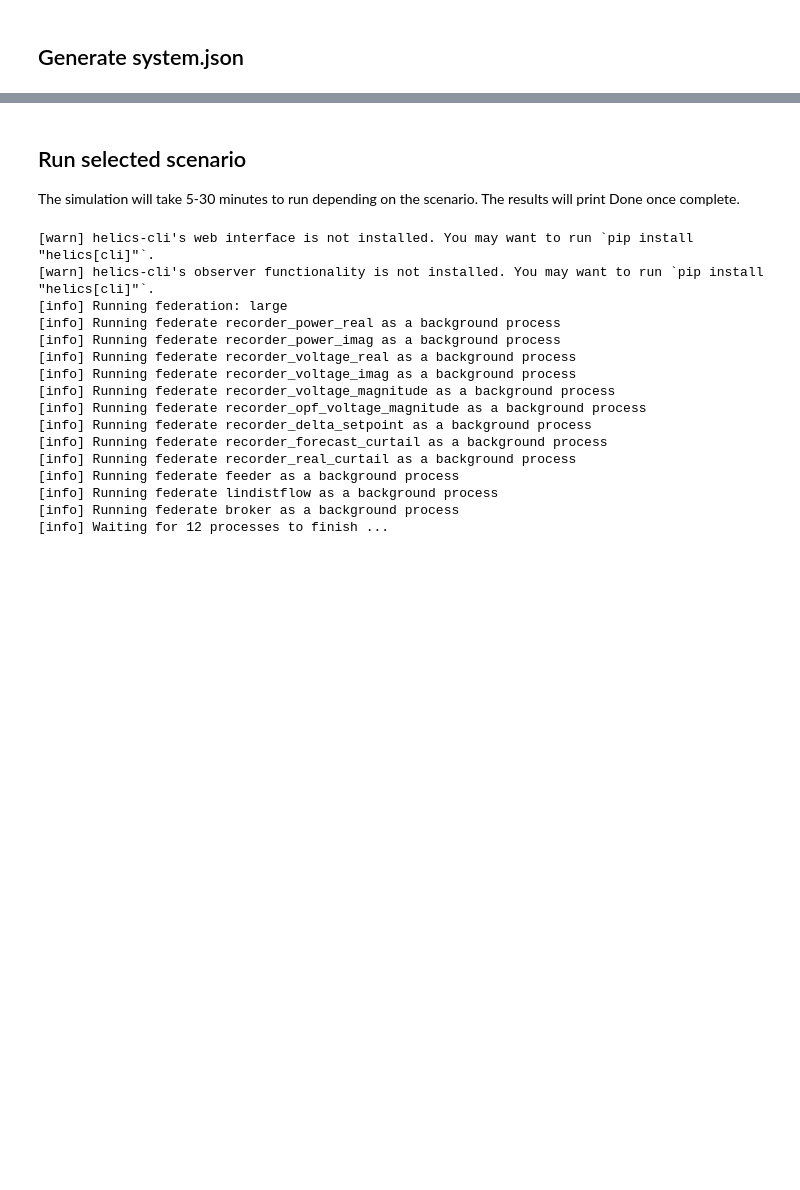
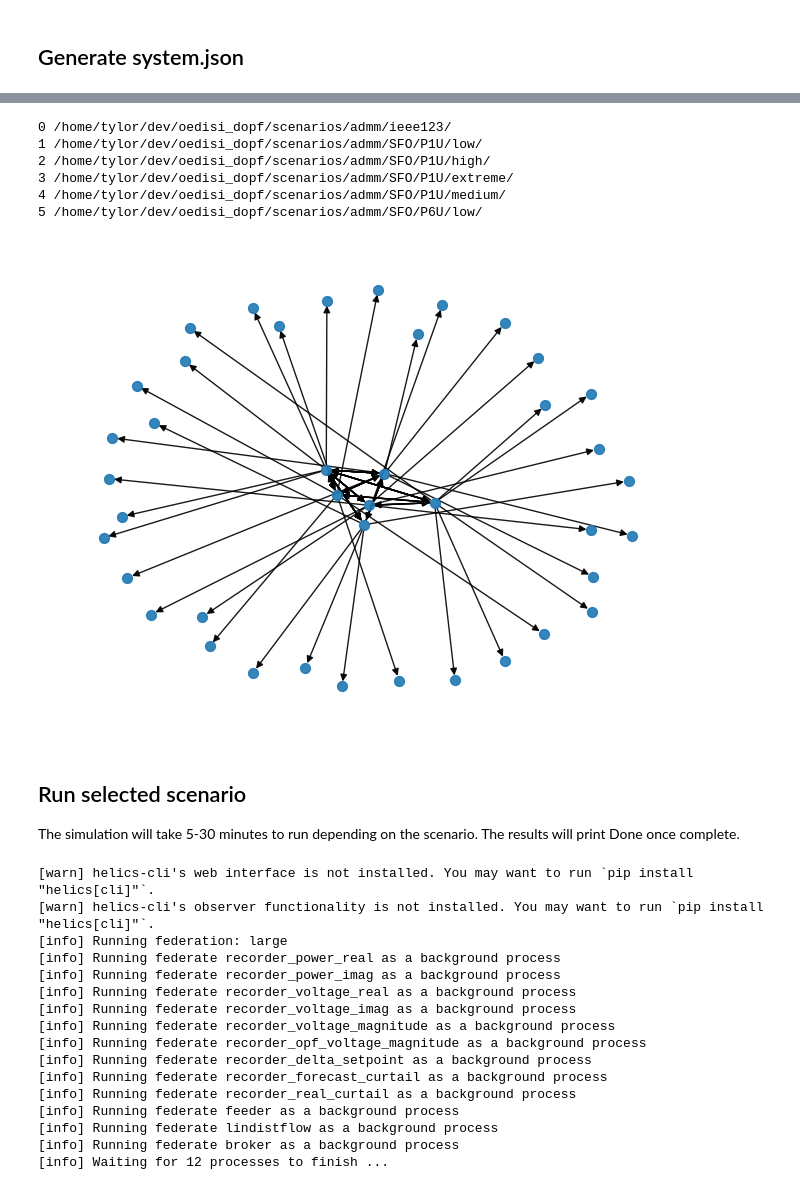
Before and after one commit to pnnl/oedisi_dopf, a Jupyter notebook: workflow_admm.ipynb, the cells around one changed output, grey strips where cells are left out. Drawn from its saved outputs; the diff is of its cells as text; code cells hidden in the pictures; blank space fills up the shorter version.

```diff
--- a/workflow_admm.ipynb
+++ b/workflow_admm.ipynb
@@ -321,3 +190,66 @@ NameError: name 'SCENARIO' is not defined
+# %%
+dir = []
+def list_files_scandir(path="."):
+    with os.scandir(path) as entries:
+        for entry in entries:
+            if entry.is_file():
+                if "system.json" in entry.path:
+                    path, _ = entry.path.split("system.json", 1)
+                    dir.append(path)
+            elif entry.is_dir():
+                list_files_scandir(entry.path)
+
+# Specify the directory path you want to start from
+directory_path = f"{SCENARIOS}/admm"
+list_files_scandir(directory_path)
+
+for i, d in enumerate(dir):
+    print(i, d)
+# %% [output]
+0 /home/tylor/dev/oedisi_dopf/scenarios/admm/ieee123/
+1 /home/tylor/dev/oedisi_dopf/scenarios/admm/SFO/P1U/low/
+2 /home/tylor/dev/oedisi_dopf/scenarios/admm/SFO/P1U/high/
+3 /home/tylor/dev/oedisi_dopf/scenarios/admm/SFO/P1U/extreme/
+4 /home/tylor/dev/oedisi_dopf/scenarios/admm/SFO/P1U/medium/
+5 /home/tylor/dev/oedisi_dopf/scenarios/admm/SFO/P6U/low/
+# %%
+index = 0
+path = dir[index]
+_, scenario = path.split(SCENARIOS, 1)
+build = f"{BUILDS}{scenario}"
+output = f"{OUTPUTS}{scenario}"
+
+def get_system(path: str) -> WiringDiagram:
+    with open(path) as f:
+        system: WiringDiagram = WiringDiagram.parse_obj(json.load(f))
+    return system
+
+def plot_graph(graph: nx.Graph):
+    pos = nx.spring_layout(graph,k=0.75)
+    nx.draw(
+        graph,
+        pos,
+        edge_color="black",
+        width=1,
+        linewidths=1,
+        node_size=50,
+        alpha=0.9,
+    )
+
+    edge_map = {
+        (l.source, l.target): f"{l.source_port} -> {l.target_port}"
+        for l in wiring_diagram.links
+    }
+
+    #nx.draw_networkx_edge_labels(g, pos, edge_map, font_color="red")
+    plt.axis("off")
+    plt.show()
+
+system = get_system(f"{path}system.json")
+graph = wiring_diagram_utils.get_graph(system)
+plot_graph(graph)
+# %% [output]
+[figure, added]
 # %% [markdown]
 ## Run selected scenario
 The simulation will take 5-30 minutes to run depending on the scenario. The results will print Done once complete.
```
Also changed, not shown: parts of 5 cells of this notebook, 38 other files.
